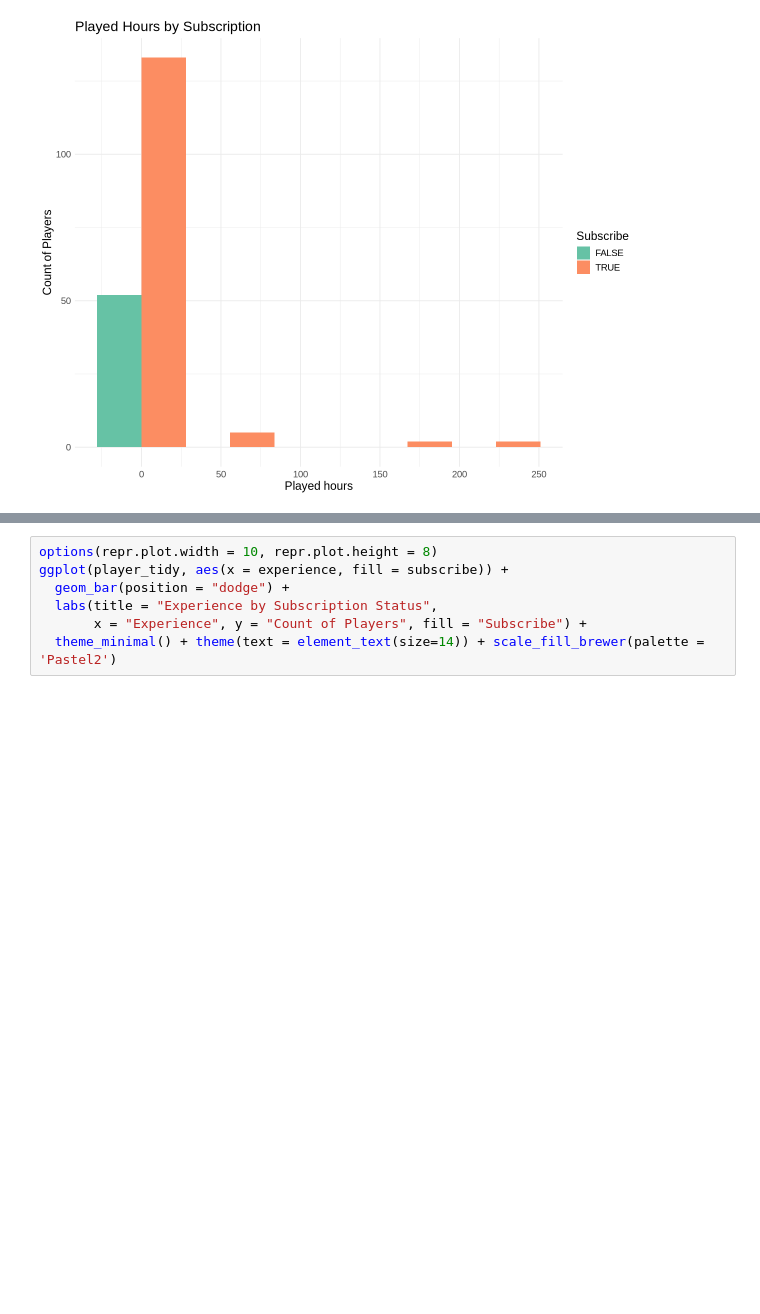
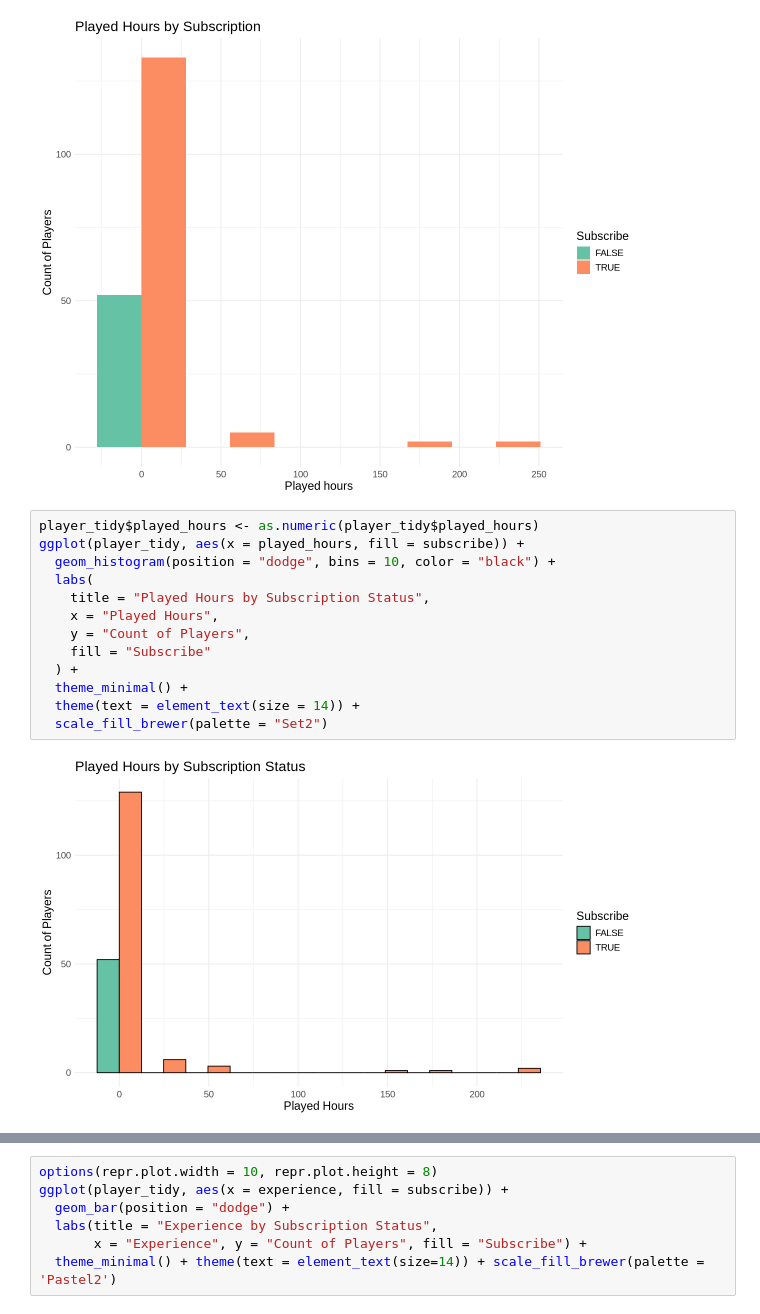
Before and after one commit to nancytrinh/Individual-Planning-Stage-Hong-To-Nhu-Trinh, a Jupyter notebook: group9.HongToNhuTrinh.ipynb, the cells around one changed output, grey strips where cells are left out. Saved outputs shown, nothing was run; the diff lists cells and outputs as text; blank space fills up the shorter version.

```diff
--- a/group9.HongToNhuTrinh.ipynb
+++ b/group9.HongToNhuTrinh.ipynb
@@ -178,6 +178,21 @@ labs(title = "Played Hours by Subscription",
 theme_minimal() + theme(text = element_text(size=14)) + scale_fill_brewer(palette = 'Set2')
 # %% [output]
 [figure]
+# %%
+player_tidy$played_hours <- as.numeric(player_tidy$played_hours)
+ggplot(player_tidy, aes(x = played_hours, fill = subscribe)) +
+  geom_histogram(position = "dodge", bins = 10, color = "black") +
+  labs(
+    title = "Played Hours by Subscription Status",
+    x = "Played Hours",
+    y = "Count of Players",
+    fill = "Subscribe"
+  ) +
+  theme_minimal() +
+  theme(text = element_text(size = 14)) +
+  scale_fill_brewer(palette = "Set2")
+# %% [output]
+[figure, added]
 # %%
 options(repr.plot.width = 10, repr.plot.height = 8)
 ggplot(player_tidy, aes(x = gender, fill = subscribe)) +
```
Also changed, not shown: parts of 2 cells of this notebook.
